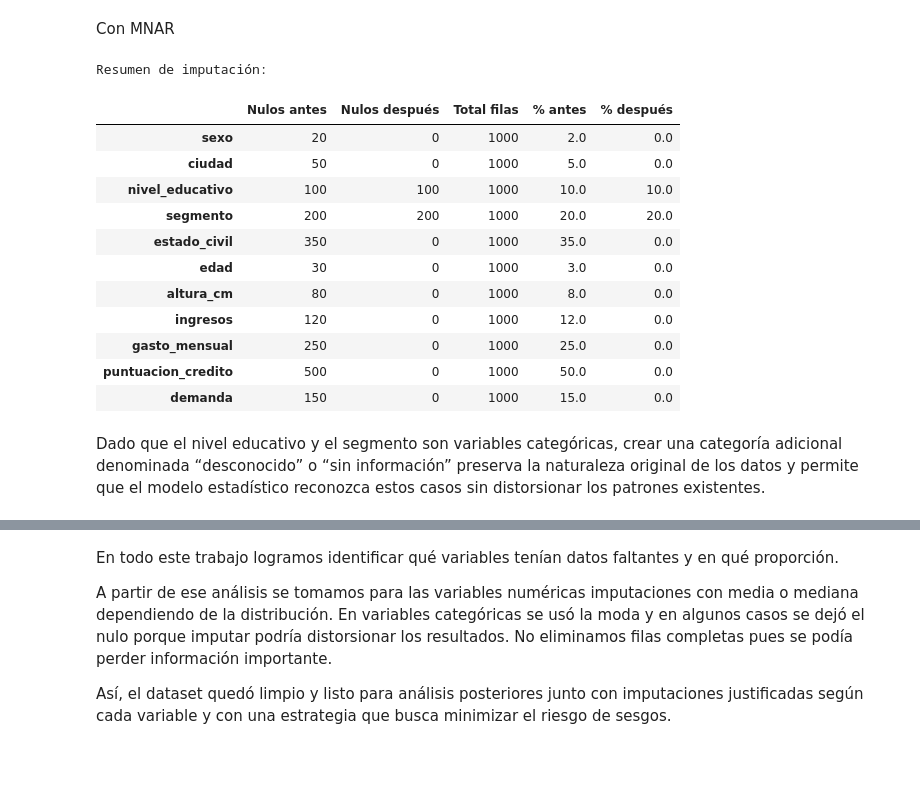
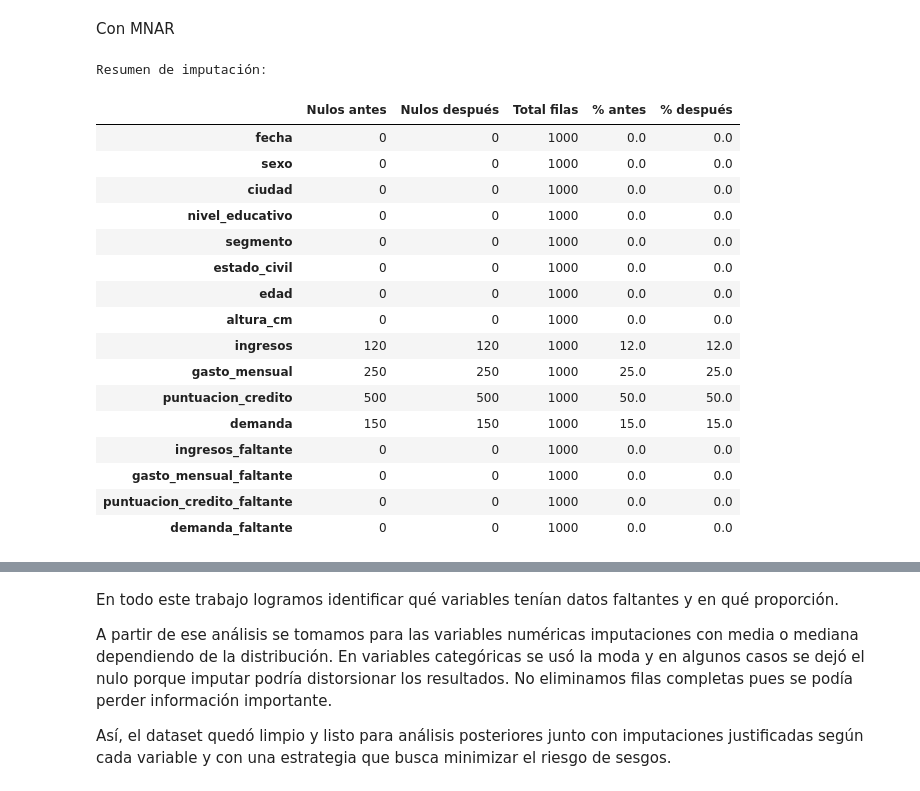
Before and after one commit to MariaClara091/jbook_vs, a Jupyter notebook: _sources/Tallerinput.ipynb, the cells around one changed output, grey strips where cells are left out. Saved outputs shown, nothing was run; the diff lists cells and outputs as text; code cells hidden in the pictures; blank space fills up the shorter version.

```diff
--- a/_sources/Tallerinput.ipynb
+++ b/_sources/Tallerinput.ipynb
@@ -232,2 +220,7 @@ df_imputado[["edad"]] = imp_mediana.fit_transform(df[["edad"]])
+# %%
+for col in ["sexo", "ciudad"]:
+    df[col].fillna(df[col].mode()[0], inplace=True)
+
+df["edad"].fillna(df["edad"].median(), inplace=True)
 # %% [markdown]
 Con MAR
@@ -249,2 +227,16 @@ df_imputado["estado_civil"] = df_imputado["estado_civil"].fillna("No responde")
+# %%
+from sklearn.impute import KNNImputer
+
+df["nivel_educativo"].fillna("Desconocido", inplace=True)
+df["segmento"].fillna("Sin clasificar", inplace=True)
+df["estado_civil"].fillna("No responde", inplace=True)
+
+df_knn = df.copy()
+
+num_cols = ["edad", "altura_cm", "ingresos"]
+imputer = KNNImputer(n_neighbors=5)
+df_knn[num_cols] = imputer.fit_transform(df_knn[num_cols])
+
+df["ingresos_faltante"] = df["ingresos"].isnull().astype(int)
 # %% [markdown]
 Con MNAR
@@ -260,27 +243,36 @@ if "demanda" in df.columns:
+# %%
+for col in ["gasto_mensual", "puntuacion_credito", "demanda"]:
+    df[col + "_faltante"] = df[col].isnull().astype(int)
 # %%
+nulos_antes = df.isna().sum()
+nulos_despues = df.isna().sum()
 resumen = pd.DataFrame({
-    "Nulos antes": df.isna().sum(),
-    "Nulos después": df_imputado.isna().sum(),
+    "Nulos antes": nulos_antes,
+    "Nulos después": nulos_despues,
     "Total filas": len(df)
 })
+
 resumen["% antes"] = (resumen["Nulos antes"] / resumen["Total filas"] * 100).round(2)
 resumen["% después"] = (resumen["Nulos después"] / resumen["Total filas"] * 100).round(2)
-resumen = resumen[resumen["Nulos antes"] > 0]
+
 print("Resumen de imputación:")
 display(resumen)
 # %% [output]
 Resumen de imputación:
 |  | Nulos antes | Nulos después | Total filas | % antes | % después |
-| sexo | 20 | 0 | 1000 | 2.0 | 0.0 |
-| ciudad | 50 | 0 | 1000 | 5.0 | 0.0 |
-| nivel_educativo | 100 | 100 | 1000 | 10.0 | 10.0 |
-| segmento | 200 | 200 | 1000 | 20.0 | 20.0 |
-| estado_civil | 350 | 0 | 1000 | 35.0 | 0.0 |
-| edad | 30 | 0 | 1000 | 3.0 | 0.0 |
-| altura_cm | 80 | 0 | 1000 | 8.0 | 0.0 |
-| ingresos | 120 | 0 | 1000 | 12.0 | 0.0 |
-| gasto_mensual | 250 | 0 | 1000 | 25.0 | 0.0 |
-| puntuacion_credito | 500 | 0 | 1000 | 50.0 | 0.0 |
-| demanda | 150 | 0 | 1000 | 15.0 | 0.0 |
+| fecha | 0 | 0 | 1000 | 0.0 | 0.0 |
+| sexo | 0 | 0 | 1000 | 0.0 | 0.0 |
+| ciudad | 0 | 0 | 1000 | 0.0 | 0.0 |
+| nivel_educativo | 0 | 0 | 1000 | 0.0 | 0.0 |
+| segmento | 0 | 0 | 1000 | 0.0 | 0.0 |
+| estado_civil | 0 | 0 | 1000 | 0.0 | 0.0 |
+| edad | 0 | 0 | 1000 | 0.0 | 0.0 |
+| altura_cm | 0 | 0 | 1000 | 0.0 | 0.0 |
+| ingresos | 120 | 120 | 1000 | 12.0 | 12.0 |
+| gasto_mensual | 250 | 250 | 1000 | 25.0 | 25.0 |
+| puntuacion_credito | 500 | 500 | 1000 | 50.0 | 50.0 |
+| demanda | 150 | 150 | 1000 | 15.0 | 15.0 |
+| ingresos_faltante | 0 | 0 | 1000 | 0.0 | 0.0 |
+| gasto_mensual_faltante | 0 | 0 | 1000 | 0.0 | 0.0 |
+| puntuacion_credito_faltante | 0 | 0 | 1000 | 0.0 | 0.0 |
+| demanda_faltante | 0 | 0 | 1000 | 0.0 | 0.0 |
-# %% [markdown]
-Dado que el nivel educativo y el segmento son variables categóricas, crear una categoría adicional denominada “desconocido” o “sin información” preserva la naturaleza original de los datos y permite que el modelo estadístico reconozca estos casos sin distorsionar los patrones existentes.
```
Also changed, not shown: parts of 21 cells of this notebook, 3 other files.
